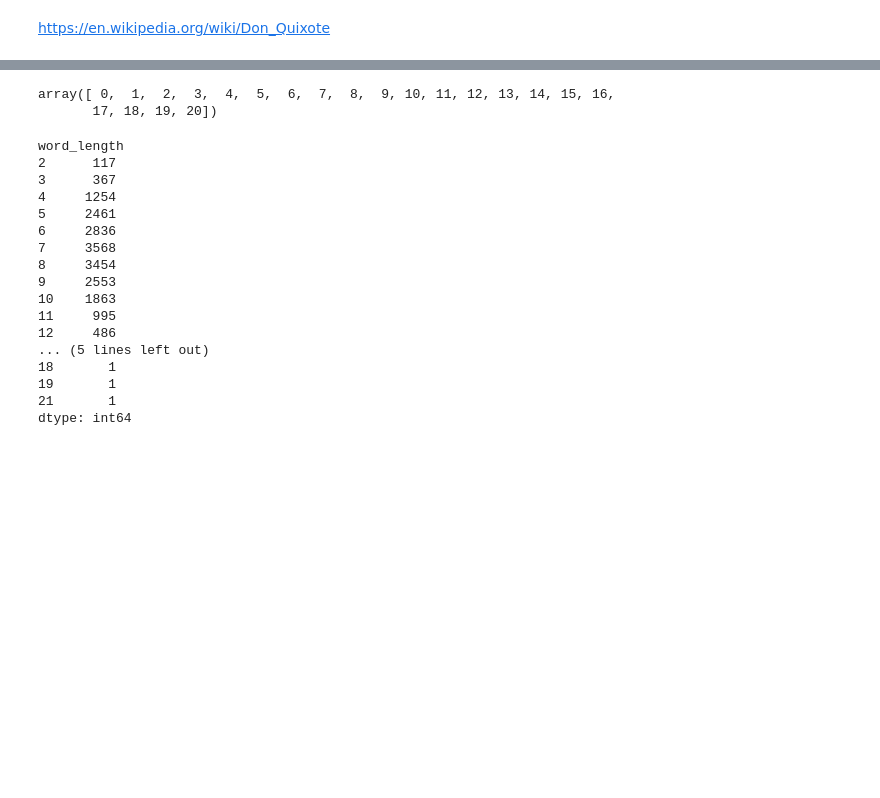
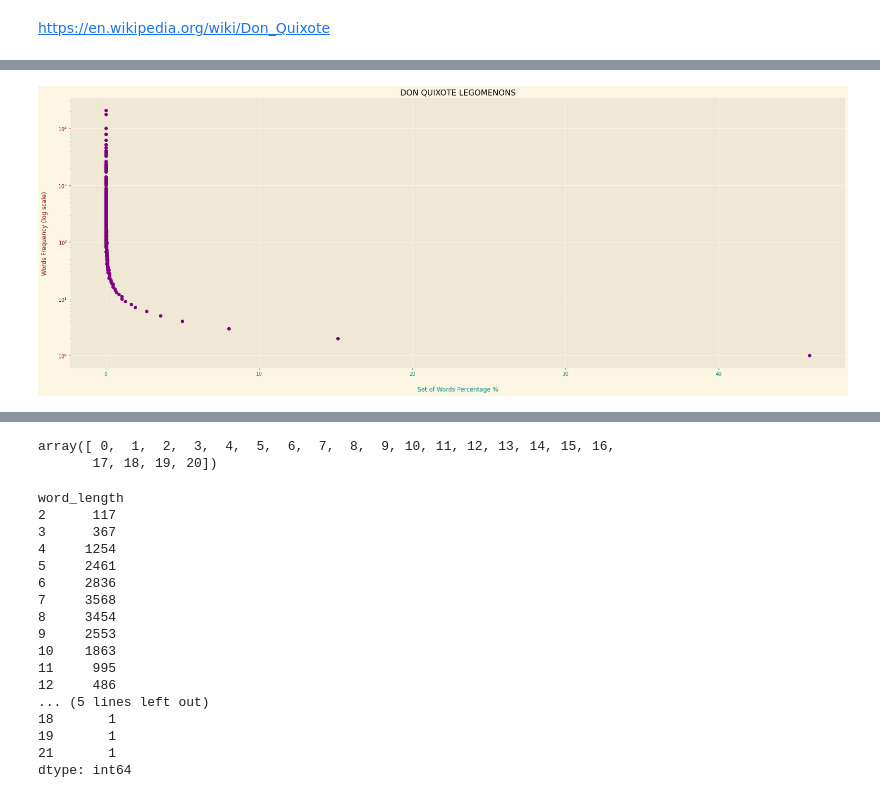
Before and after one commit to blancaorlandis/don_quixote, a Jupyter notebook: notebook/DonQuixote_Overview.ipynb, the cells around one changed output, grey strips where cells are left out. Cells and saved outputs as stored; diff of their text form; code cells hidden in the pictures; blank space fills up the shorter version.

```diff
--- a/notebook/DonQuixote_Overview.ipynb
+++ b/notebook/DonQuixote_Overview.ipynb
@@ -320,0 +92,20 @@ with plt.style.context('Solarize_Light2'):
+# %%
+# Count words frequencies. How many words (word_count) appear n-times (word_freq).
+
+# For example in 'an orange is always orange':
+#    > There is only one word (word_count=1) repeated twice (word_freq=2): 'orange'
+#    > There are three words (word_count=3) repeated once (word_freq=1): 'an', 'is' and 'always'
+
+#     word_count | word_freq
+#    ------------+------------
+#         1      |     2
+#         3      |     1
+
+dataframe_wordscount_countfreq = dataframe_words_metrics.copy()
+dataframe_wordscount_countfreq = dataframe_wordscount_countfreq.groupby('word_freq').size().reset_index()
+dataframe_wordscount_countfreq.columns = ['word_freq', 'word_count']
+dataframe_wordscount_countfreq = dataframe_wordscount_countfreq[['word_count', 'word_freq']]
+dataframe_wordscount_countfreq['word_count_%'] = 100*dataframe_wordscount_countfreq['word_count']/dataframe_wordscount_countfreq['word_count'].sum()
+
+print(dataframe_wordscount_countfreq.shape)
+dataframe_wordscount_countfreq[0:2]
@@ -320,0 +180,18 @@ with plt.style.context('Solarize_Light2'):
+# %%
+from matplotlib import pyplot as plt, ticker as mticker
+
+with plt.style.context('Solarize_Light2'):
+    plt.figure(figsize=(28,10))
+    plt.scatter(x=dataframe_wordscount_countfreq['word_count_%'],
+                y=dataframe_wordscount_countfreq['word_freq'], color='purple')
+    plt.title("DON QUIXOTE LEGOMENONS")
+    plt.xlabel("Set of Words Percentage %", labelpad=20, color='darkcyan')
+    plt.ylabel("Words Frequency (log scale)", labelpad=20, color='darkred')
+    ax = plt.gca()
+    ax.tick_params(axis='x', colors='darkcyan')
+    ax.tick_params(axis='y', colors='darkred')
+    #plt.xscale('log')
+    plt.yscale('log')
+    plt.show()
+# %% [output]
+[figure, added]
```
Also changed, not shown: parts of 49 cells of this notebook.
